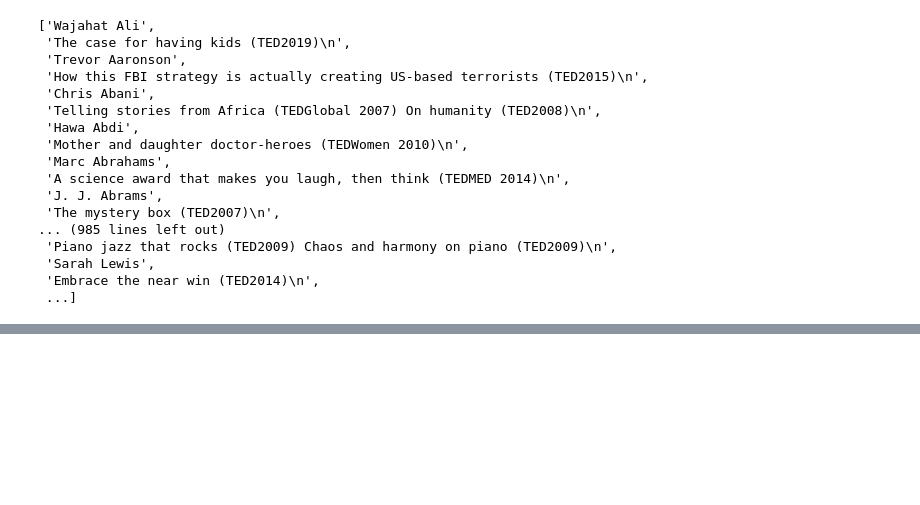
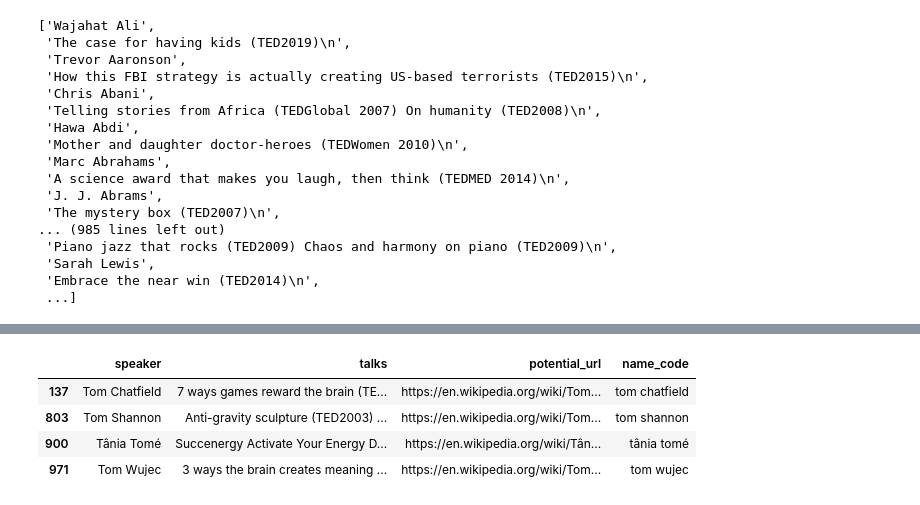
Before and after one commit to aaas24/code_library, a Jupyter notebook: ted_talks/4_enhance_authors/Authors.ipynb, the cells around one changed output, grey strips where cells are left out. Saved outputs shown, nothing was run; the diff lists cells and outputs as text; code cells hidden in the pictures; blank space fills up the shorter version.

```diff
--- a/ted_talks/4_enhance_authors/Authors.ipynb
+++ b/ted_talks/4_enhance_authors/Authors.ipynb
@@ -297,0 +274,14 @@ AttributeError: module 'pandas' has no attribute 'DataFrame_from_dict'
+# %%
+name="tom"
+q=["name_code.str.contains(","'",name.lower(),"'",")"]
+q="".join(q)
+result=(df
+    .query(q)
+)
+result
+# %% [output]
+|  | speaker | talks | potential_url | name_code |
+| 137 | Tom Chatfield | 7 ways games reward the brain (TE... | https://en.wikipedia.org/wiki/Tom... | tom chatfield |
+| 803 | Tom Shannon | Anti-gravity sculpture (TED2003) ... | https://en.wikipedia.org/wiki/Tom... | tom shannon |
+| 900 | Tânia Tomé | Succenergy Activate Your Energy D... | https://en.wikipedia.org/wiki/Tân... | tânia tomé |
+| 971 | Tom Wujec | 3 ways the brain creates meaning ... | https://en.wikipedia.org/wiki/Tom... | tom wujec |
```
Also changed, not shown: parts of 19 cells of this notebook, 3 other files.
